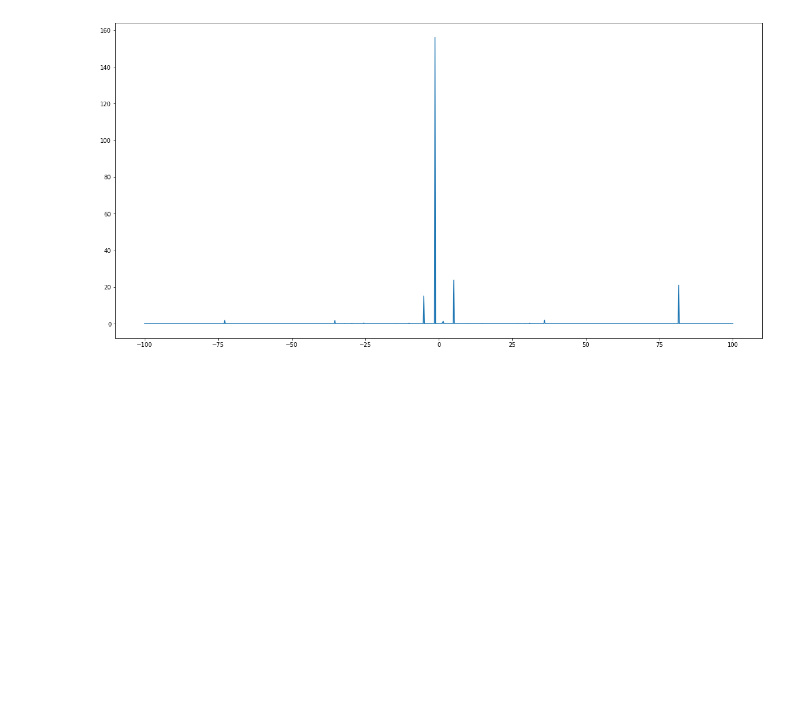
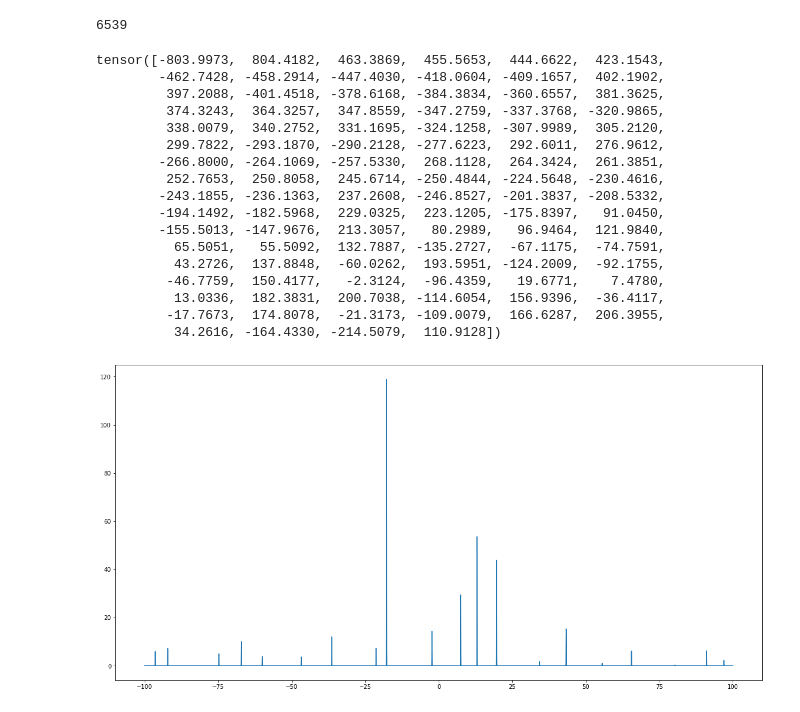
Before and after one commit to LeviViana/torchessian, a Jupyter notebook: GaussianQuadratureCheck.ipynb, the cells around one changed output. Saved outputs shown, nothing was run; the diff lists cells and outputs as text; code cells hidden in the pictures; blank space fills up the shorter version.

```diff
--- a/GaussianQuadratureCheck.ipynb
+++ b/GaussianQuadratureCheck.ipynb
@@ -4,0 +9,25 @@ from torchessian import spectrum
+# %%
+batch_size = 16
+
+transform = transforms.Compose(
+    [transforms.Resize(256),
+     transforms.CenterCrop(224),
+     transforms.ToTensor(),
+     transforms.Normalize(mean=[0.485, 0.456, 0.406],
+                          std=[0.229, 0.224, 0.225])])
+
+
+trainset = torchvision.datasets.CIFAR10(root='./data', train=True,
+                                        download=True, transform=transform)
+
+trainloader = torch.utils.data.DataLoader(trainset, batch_size=batch_size,
+                                          shuffle=True, num_workers=2)
+
+testset = torchvision.datasets.CIFAR10(root='./data', train=False,
+                                       download=True, transform=transform)
+
+testloader = torch.utils.data.DataLoader(testset, batch_size=batch_size,
+                                         shuffle=False, num_workers=2)
+
+classes = ('plane', 'car', 'bird', 'cat',
+           'deer', 'dog', 'frog', 'horse', 'ship', 'truck')
@@ -4,0 +37,14 @@ from torchessian import spectrum
+# %%
+for batch in trainloader:
+    break
+
+x, y = batch
+# %%
+model = resnet18(pretrained=True)
+torch.manual_seed(2019)
+# x = torch.rand(16, 3, 224, 244)
+# y = torch.randint(2, (16, ))
+loss_function = torch.nn.CrossEntropyLoss()
+batch = x.cuda(3), y.cuda(3)
+m = 90
+model = model.cuda(3)
@@ -18,8 +89,7 @@ class SampleNN(torch.nn.Module):
         x = self.fc2(x)
         return x
 
-input_size = 10
-m = 20
+input_size = 100
 model = SampleNN(input_size)
 torch.manual_seed(2019)
 x = torch.rand(100, input_size)
@@ -27,10 +97,31 @@ y = x.sum(1)
 def loss_function(y_hat, y):
     return ((y_hat.view(-1) - y.view(-1)) * (y_hat.view(-1) - y.view(-1))).sum() / y.numel()
 batch = x, y
+# %%
+sum(p.numel() for p in model.parameters())
+# %% [output]
+6539
 # %%
-support, density = spectrum(model, loss_function, batch, m)
+support, density = spectrum(model, loss_function, batch, 100)
 plt.figure(figsize=(20,10))
 plt.plot(support.numpy(), density.numpy())
 plt.show()
 # %% [output]
+tensor([-803.9973,  804.4182,  463.3869,  455.5653,  444.6622,  423.1543,
+        -462.7428, -458.2914, -447.4030, -418.0604, -409.1657,  402.1902,
+         397.2088, -401.4518, -378.6168, -384.3834, -360.6557,  381.3625,
+         374.3243,  364.3257,  347.8559, -347.2759, -337.3768, -320.9865,
+         338.0079,  340.2752,  331.1695, -324.1258, -307.9989,  305.2120,
+         299.7822, -293.1870, -290.2128, -277.6223,  292.6011,  276.9612,
+        -266.8000, -264.1069, -257.5330,  268.1128,  264.3424,  261.3851,
+         252.7653,  250.8058,  245.6714, -250.4844, -224.5648, -230.4616,
+        -243.1855, -236.1363,  237.2608, -246.8527, -201.3837, -208.5332,
+        -194.1492, -182.5968,  229.0325,  223.1205, -175.8397,   91.0450,
+        -155.5013, -147.9676,  213.3057,   80.2989,   96.9464,  121.9840,
+          65.5051,   55.5092,  132.7887, -135.2727,  -67.1175,  -74.7591,
+          43.2726,  137.8848,  -60.0262,  193.5951, -124.2009,  -92.1755,
+         -46.7759,  150.4177,   -2.3124,  -96.4359,   19.6771,    7.4780,
+          13.0336,  182.3831,  200.7038, -114.6054,  156.9396,  -36.4117,
+         -17.7673,  174.8078,  -21.3173, -109.0079,  166.6287,  206.3955,
+          34.2616, -164.4330, -214.5079,  110.9128])
-[figure, old version]
+[figure, new version]
```
Also changed, not shown: parts of 5 cells of this notebook, 3 other files.
